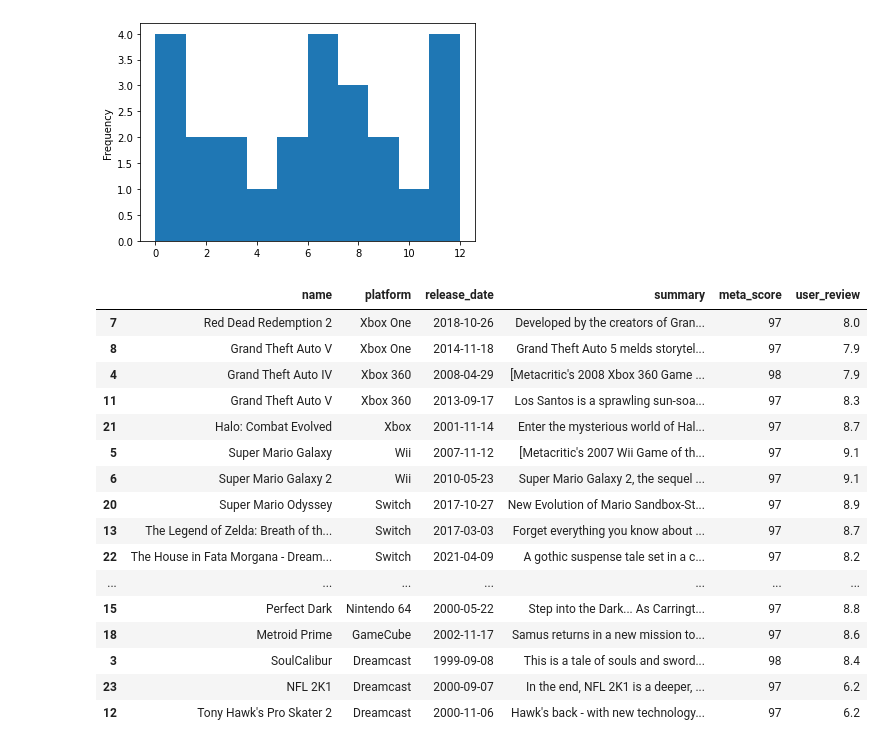
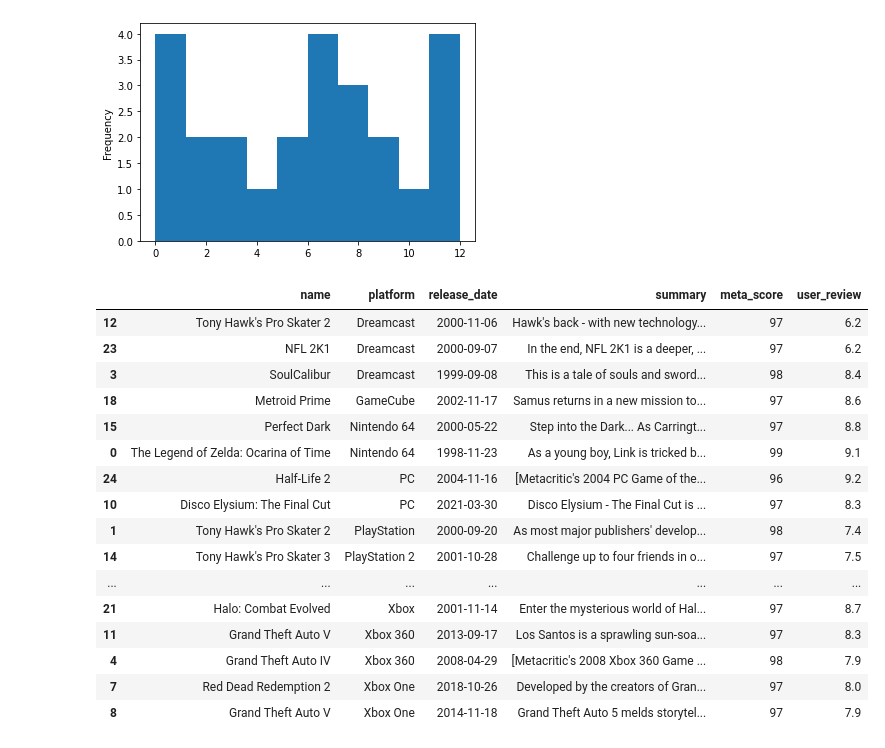
Before and after one commit to SavantLogics/vs_code, a Jupyter notebook: projects/data_analysis/pandas_top_25_games.ipynb, the cells around one changed output. Drawn from its saved outputs; the diff is of its cells as text; code cells hidden in the pictures.

Commit message:
sorted by platform

```diff
--- a/projects/data_analysis/pandas_top_25_games.ipynb
+++ b/projects/data_analysis/pandas_top_25_games.ipynb
@@ -121,22 +121,22 @@ df['platform'].cat.codes.plot.hist()
 [figure]
 # %%
 # Sort it by platform
-df.sort_values(by=['platform'], ascending=False).head(25)
+df.sort_values(by=['platform', 'meta_score']).head(25)
 # %% [output]
 |  | name | platform | release_date | summary | meta_score | user_review |
+| 12 | Tony Hawk's Pro Skater 2 | Dreamcast | 2000-11-06 | Hawk's back - with new technology... | 97 | 6.2 |
+| 23 | NFL 2K1 | Dreamcast | 2000-09-07 | In the end, NFL 2K1 is a deeper, ... | 97 | 6.2 |
+| 3 | SoulCalibur | Dreamcast | 1999-09-08 | This is a tale of souls and sword... | 98 | 8.4 |
+| 18 | Metroid Prime | GameCube | 2002-11-17 | Samus returns in a new mission to... | 97 | 8.6 |
+| 15 | Perfect Dark | Nintendo 64 | 2000-05-22 | Step into the Dark... As Carringt... | 97 | 8.8 |
+| 0 | The Legend of Zelda: Ocarina of Time | Nintendo 64 | 1998-11-23 | As a young boy, Link is tricked b... | 99 | 9.1 |
+| 24 | Half-Life 2 | PC | 2004-11-16 | [Metacritic's 2004 PC Game of the... | 96 | 9.2 |
+| 10 | Disco Elysium: The Final Cut | PC | 2021-03-30 | Disco Elysium - The Final Cut is ... | 97 | 8.3 |
+| 1 | Tony Hawk's Pro Skater 2 | PlayStation | 2000-09-20 | As most major publishers' develop... | 98 | 7.4 |
+| 14 | Tony Hawk's Pro Skater 3 | PlayStation 2 | 2001-10-28 | Challenge up to four friends in o... | 97 | 7.5 |
+| ... | ... | ... | ... | ... | ... | ... |
+| 21 | Halo: Combat Evolved | Xbox | 2001-11-14 | Enter the mysterious world of Hal... | 97 | 8.7 |
+| 11 | Grand Theft Auto V | Xbox 360 | 2013-09-17 | Los Santos is a sprawling sun-soa... | 97 | 8.3 |
+| 4 | Grand Theft Auto IV | Xbox 360 | 2008-04-29 | [Metacritic's 2008 Xbox 360 Game ... | 98 | 7.9 |
 | 7 | Red Dead Redemption 2 | Xbox One | 2018-10-26 | Developed by the creators of Gran... | 97 | 8.0 |
 | 8 | Grand Theft Auto V | Xbox One | 2014-11-18 | Grand Theft Auto 5 melds storytel... | 97 | 7.9 |
-| 4 | Grand Theft Auto IV | Xbox 360 | 2008-04-29 | [Metacritic's 2008 Xbox 360 Game ... | 98 | 7.9 |
-| 11 | Grand Theft Auto V | Xbox 360 | 2013-09-17 | Los Santos is a sprawling sun-soa... | 97 | 8.3 |
-| 21 | Halo: Combat Evolved | Xbox | 2001-11-14 | Enter the mysterious world of Hal... | 97 | 8.7 |
-| 5 | Super Mario Galaxy | Wii | 2007-11-12 | [Metacritic's 2007 Wii Game of th... | 97 | 9.1 |
-| 6 | Super Mario Galaxy 2 | Wii | 2010-05-23 | Super Mario Galaxy 2, the sequel ... | 97 | 9.1 |
-| 20 | Super Mario Odyssey | Switch | 2017-10-27 | New Evolution of Mario Sandbox-St... | 97 | 8.9 |
-| 13 | The Legend of Zelda: Breath of th... | Switch | 2017-03-03 | Forget everything you know about ... | 97 | 8.7 |
-| 22 | The House in Fata Morgana - Dream... | Switch | 2021-04-09 | A gothic suspense tale set in a c... | 97 | 8.2 |
-| ... | ... | ... | ... | ... | ... | ... |
-| 15 | Perfect Dark | Nintendo 64 | 2000-05-22 | Step into the Dark... As Carringt... | 97 | 8.8 |
-| 18 | Metroid Prime | GameCube | 2002-11-17 | Samus returns in a new mission to... | 97 | 8.6 |
-| 3 | SoulCalibur | Dreamcast | 1999-09-08 | This is a tale of souls and sword... | 98 | 8.4 |
-| 23 | NFL 2K1 | Dreamcast | 2000-09-07 | In the end, NFL 2K1 is a deeper, ... | 97 | 6.2 |
-| 12 | Tony Hawk's Pro Skater 2 | Dreamcast | 2000-11-06 | Hawk's back - with new technology... | 97 | 6.2 |
```
